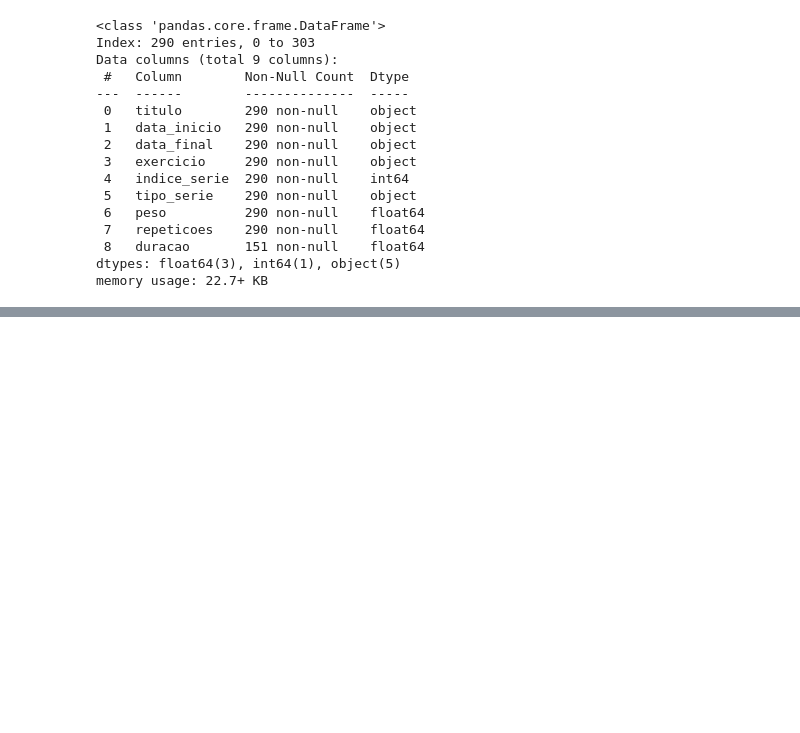
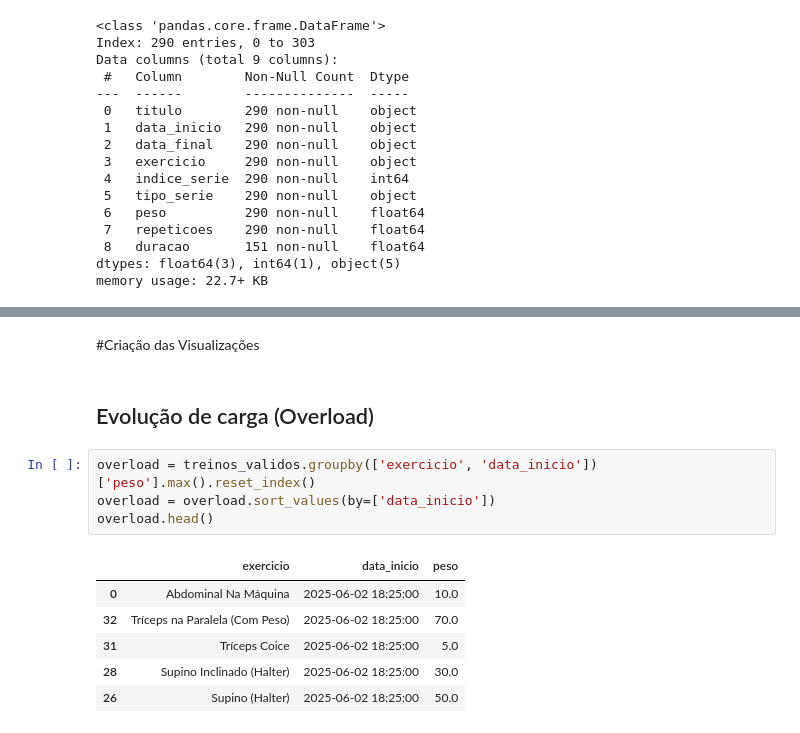
Before and after one commit to gbcancian/data_analysis_treinos, a Jupyter notebook: Academia.ipynb, the cells around one changed output, grey strips where cells are left out. Saved outputs shown, nothing was run; the diff lists cells and outputs as text; blank space fills up the shorter version.

Commit message:
Criação do filtro de progressão de carga (overload)

```diff
--- a/Academia.ipynb
+++ b/Academia.ipynb
@@ -104,3 +118,18 @@ treinos_por_dia.head()
 | 130 | Seg - Upper A (Peito, Costas,Tríc... | 2025-06-02 18:25:00 | 2025-06-02 20:52:00 | Supino Inclinado (Halter) | 2 | normal | 30.0 | 9.0 | NaN |
 | 131 | Seg - Upper A (Peito, Costas,Tríc... | 2025-06-02 18:25:00 | 2025-06-02 20:52:00 | Supino Inclinado (Halter) | 3 | normal | 30.0 | 10.0 | NaN |
 | 132 | Seg - Upper A (Peito, Costas,Tríc... | 2025-06-02 18:25:00 | 2025-06-02 20:52:00 | Remadas Dobradas (Barra) | 0 | normal | 40.0 | 12.0 | NaN |
+# %% [markdown]
+#Criação das Visualizações
+# %% [markdown]
+## Evolução de carga (Overload)
+# %%
+overload = treinos_validos.groupby(['exercicio', 'data_inicio'])['peso'].max().reset_index()
+overload = overload.sort_values(by=['data_inicio'])
+overload.head()
+# %% [output]
+|  | exercicio | data_inicio | peso |
+| 0 | Abdominal Na Máquina | 2025-06-02 18:25:00 | 10.0 |
+| 32 | Tríceps na Paralela (Com Peso) | 2025-06-02 18:25:00 | 70.0 |
+| 31 | Tríceps Coice | 2025-06-02 18:25:00 | 5.0 |
+| 28 | Supino Inclinado (Halter) | 2025-06-02 18:25:00 | 30.0 |
+| 26 | Supino (Halter) | 2025-06-02 18:25:00 | 50.0 |
```
Also changed, not shown: parts of 5 cells of this notebook.
